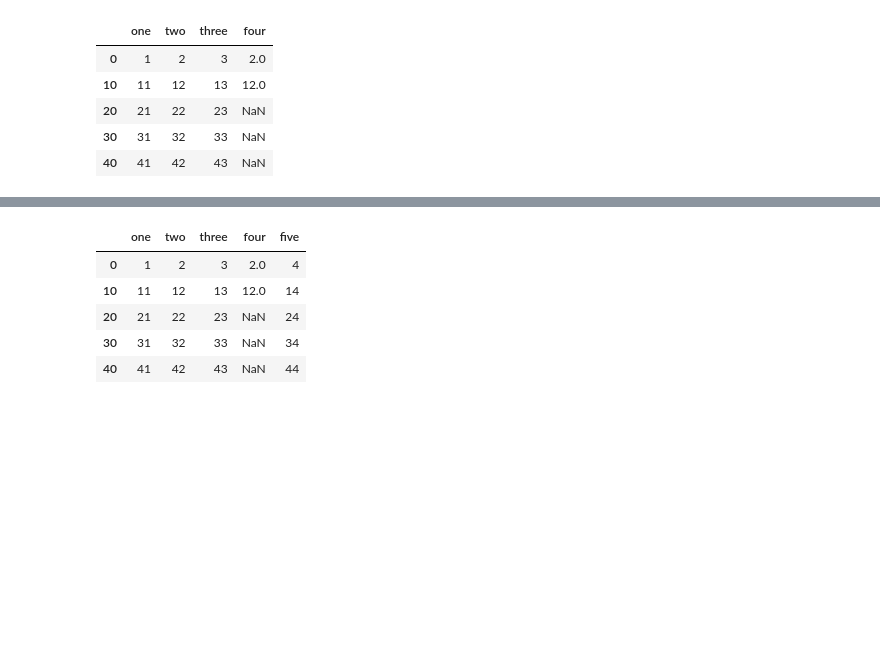
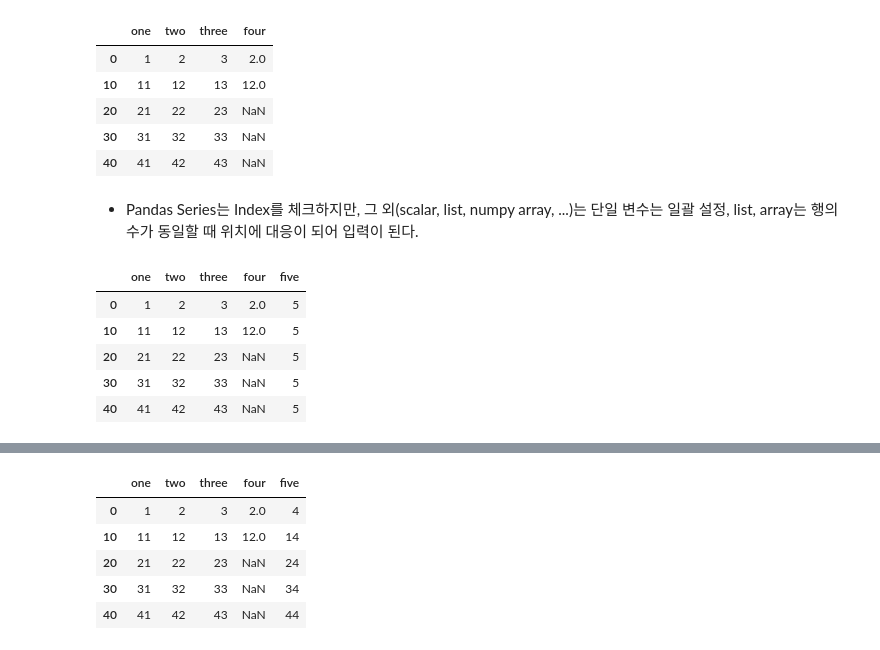
Before and after one commit to sunkusun9/ML2022_1, a Jupyter notebook: pandas_basic.ipynb, the cells around one changed output, grey strips where cells are left out. Saved outputs shown, nothing was run; the diff lists cells and outputs as text; code cells hidden in the pictures; blank space fills up the shorter version.

```diff
--- a/pandas_basic.ipynb
+++ b/pandas_basic.ipynb
@@ -392,3 +392,15 @@ df
 | 20 | 21 | 22 | 23 | NaN |
 | 30 | 31 | 32 | 33 | NaN |
 | 40 | 41 | 42 | 43 | NaN |
+# %% [markdown]
+* Pandas Series는 Index를 체크하지만, 그 외(scalar, list, numpy array, ...)는 단일 변수는 일괄 설정, list, array는 행의 수가 동일할 때 위치에 대응이 되어 입력이 된다.
+# %%
+df["five"] = 5 # 단일 변수는 모든 행이 동일하게 추가.
+df
+# %% [output]
+|  | one | two | three | four | five |
+| 0 | 1 | 2 | 3 | 2.0 | 5 |
+| 10 | 11 | 12 | 13 | 12.0 | 5 |
+| 20 | 21 | 22 | 23 | NaN | 5 |
+| 30 | 31 | 32 | 33 | NaN | 5 |
+| 40 | 41 | 42 | 43 | NaN | 5 |
```
Also changed, not shown: parts of 24 cells of this notebook.
